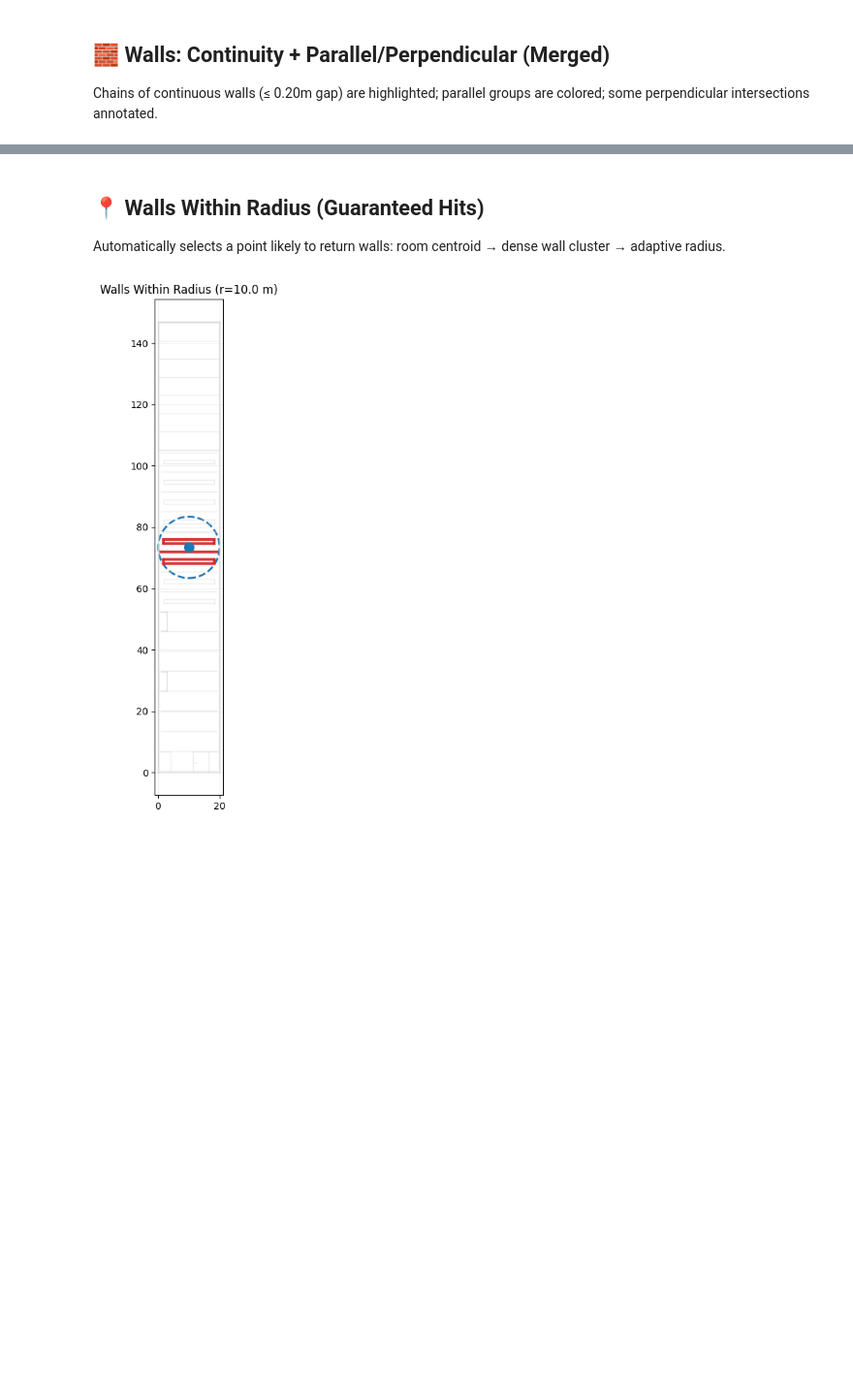
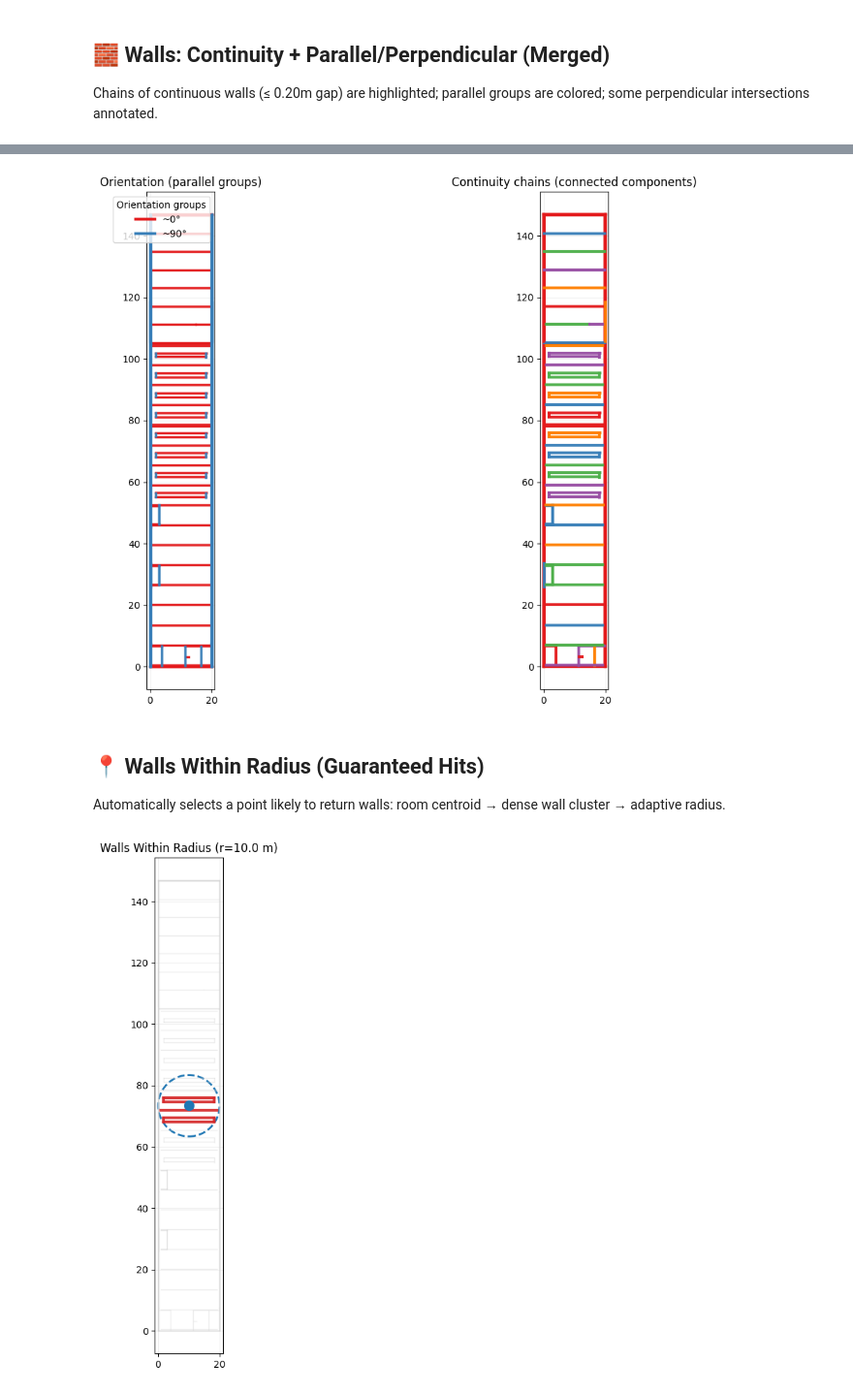
Before and after one commit to RaulAdSe/aec-agent, a Jupyter notebook: notebooks/02_calculations_simple.ipynb, the cells around one changed output, grey strips where cells are left out. Shown: that part at 97% size. Saved outputs shown, nothing was run; the diff lists cells and outputs as text; code cells hidden in the pictures; blank space fills up the shorter version.

```diff
--- a/notebooks/02_calculations_simple.ipynb
+++ b/notebooks/02_calculations_simple.ipynb
@@ -93,16 +93,3 @@ INFO:scripts.load_building_data:Enhanced 23 door connections
 🔍 Door structure check:
    Sample door keys: ['id', 'name', 'width', 'height', 'door_type', 'position', 'fire_rating', 'from_room', 'to_room', 'is_emergency_exit']
    ⚠️ Missing 'width_mm' key - adding default values
-# %%
-# Safety: ensure all door dicts include a default width to avoid KeyError
-if 'loader' in globals():
-    fixed_count = 0
-    for level in loader.levels:
-        for door_data in level.get('doors', []):
-            if 'width_mm' not in door_data:
-                door_data['width_mm'] = 900
-                fixed_count += 1
-    if fixed_count:
-        print(f"Set default width_mm=900 on {fixed_count} doors to avoid KeyError.")
-else:
-    print("Loader not found; skipping door width normalization.")
@@ -620,3 +362,65 @@ plt.show()
+# %%
+import matplotlib.pyplot as plt
+from matplotlib.lines import Line2D
+import random
+
+# Prepare color maps
+palette = ['#e41a1c','#377eb8','#4daf4a','#984ea3','#ff7f00']
+angle_to_color = {}
+for idx, (ang_key, idxs) in enumerate(par_groups):
+    angle_to_color[ang_key] = palette[idx % len(palette)]
+
+def draw_wall(ax, w, color, lw=2, alpha=1.0, z=1):
+    s, e = w['start_point'], w['end_point']
+    ax.plot([s['x'], e['x']], [s['y'], e['y']], color=color, linewidth=lw, alpha=alpha, zorder=z)
+
+fig, axes = plt.subplots(1, 2, figsize=(16, 8))
+
+# 1) Orientation only
+ax0 = axes[0]
+# faint background
+for w in walls:
+    draw_wall(ax0, w, color='#cccccc', lw=1, alpha=0.5, z=0)
+# color by dominant parallel groups only
+for ang_key, idxs in par_groups:
+    color = angle_to_color[ang_key]
+    for idx in idxs:
+        draw_wall(ax0, walls[idx], color=color, lw=2.5, alpha=0.95, z=2)
+
+# legend for orientation groups
+ax0.legend(
+    [Line2D([0],[0], color=angle_to_color[ang_key], lw=3) for ang_key, _ in par_groups],
+    [f"~{ang_key:.0f}°" for ang_key, _ in par_groups],
+    title='Orientation groups',
+    loc='upper right'
+)
+ax0.set_title('Orientation (parallel groups)')
+ax0.set_aspect('equal'); ax0.grid(True, alpha=0.2)
+
+# 2) Continuity only
+ax1 = axes[1]
+# faint background
+for w in walls:
+    draw_wall(ax1, w, color='#dddddd', lw=1, alpha=0.5, z=0)
+
+# assign a distinct color per continuity component (repeat palette if needed)
+comp_colors = []
+rand = random.Random(42)
+for i in range(len(components)):
+    comp_colors.append(palette[i % len(palette)])
+
+for comp_idx, comp in enumerate(components):
+    color = comp_colors[comp_idx]
+    for idx in comp:
+        draw_wall(ax1, walls[idx], color=color, lw=3, alpha=0.95, z=2)
+
+ax1.set_title('Continuity chains (connected components)')
+ax1.set_aspect('equal'); ax1.grid(True, alpha=0.2)
+
+plt.tight_layout()
+plt.show()
+# %% [output]
+[figure, added]
 # %% [markdown]
 ## 📍 Walls Within Radius (Guaranteed Hits)
 Automatically selects a point likely to return walls: room centroid → dense wall cluster → adaptive radius.
```
Also changed, not shown: parts of 24 cells of this notebook, 1 other file.
